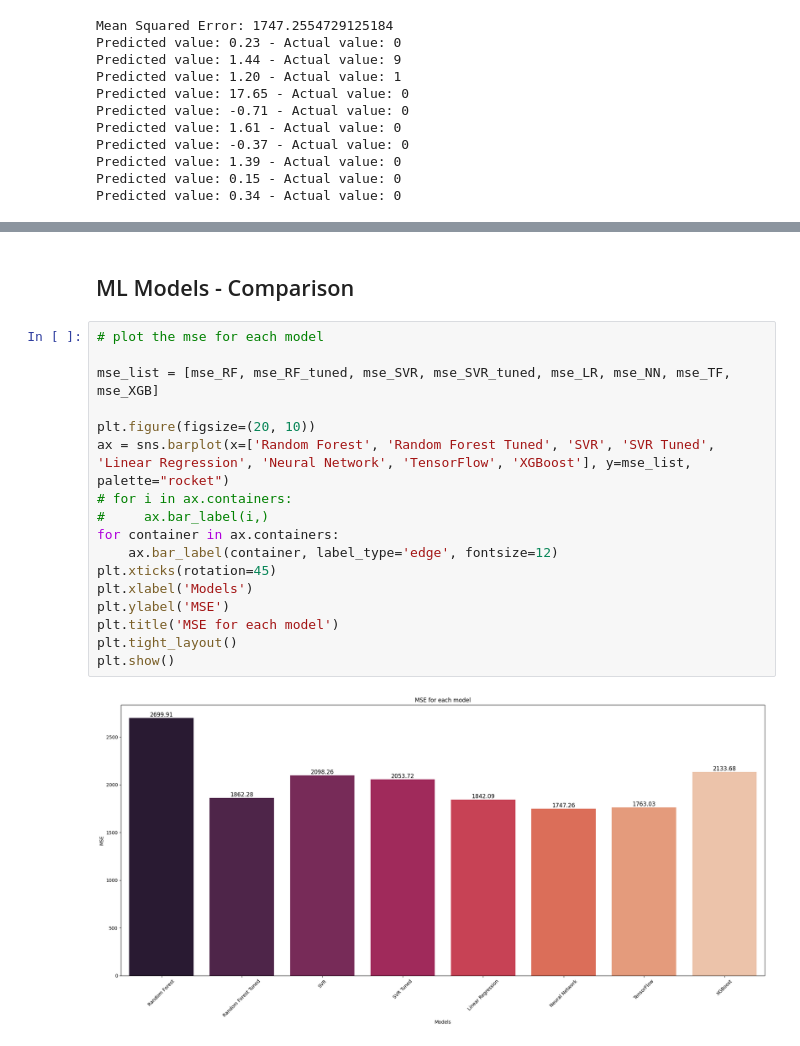
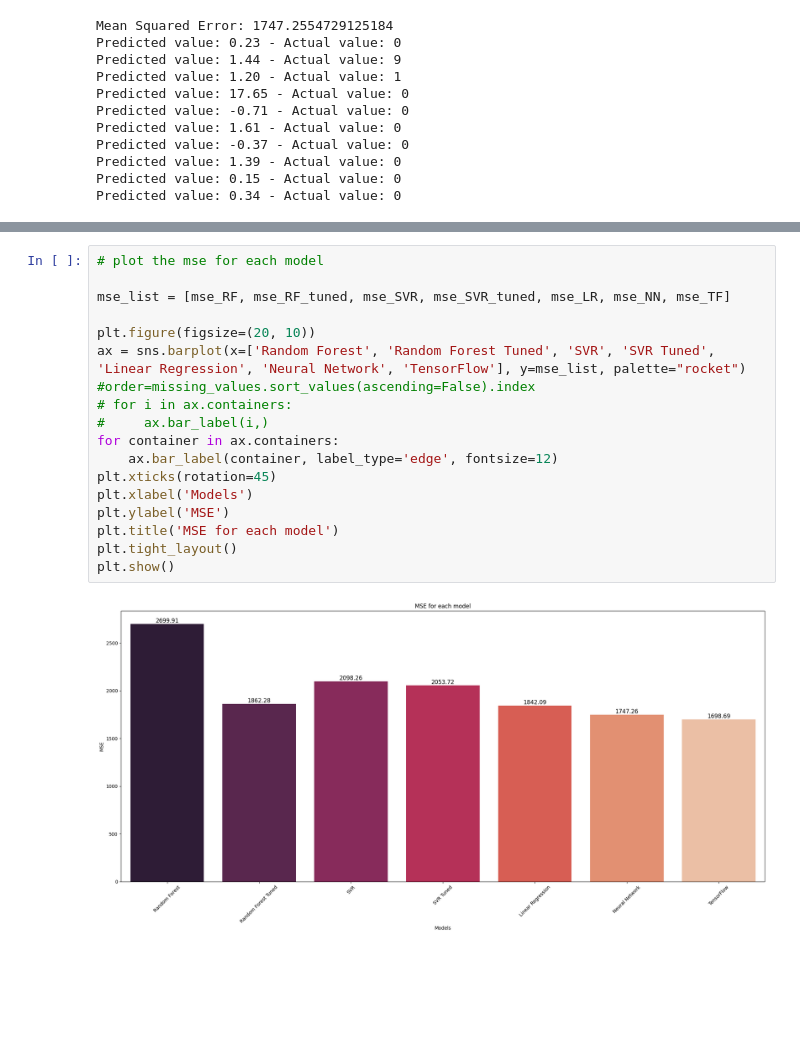
Before and after one commit to Mcrash01/Python-data-analysis, a Jupyter notebook: landslide_prediction.ipynb, the cells around one changed output, grey strips where cells are left out. Cells and saved outputs as stored; diff of their text form; blank space fills up the shorter version.

```diff
--- a/landslide_prediction.ipynb
+++ b/landslide_prediction.ipynb
@@ -587,21 +519,19 @@ Predicted value: 0.00 - Actual value: 0.0
-# %% [markdown]
-## ML Models - Comparison
 # %%
 # plot the mse for each model
 
-mse_list = [mse_RF, mse_RF_tuned, mse_SVR, mse_SVR_tuned, mse_LR, mse_NN, mse_TF, mse_XGB]
+mse_list = [mse_RF, mse_RF_tuned, mse_SVR, mse_SVR_tuned, mse_LR, mse_NN, mse_TF]
 
 plt.figure(figsize=(20, 10))
-ax = sns.barplot(x=['Random Forest', 'Random Forest Tuned', 'SVR', 'SVR Tuned', 'Linear Regression', 'Neural Network', 'TensorFlow', 'XGBoost'], y=mse_list, palette="rocket")
+ax = sns.barplot(x=['Random Forest', 'Random Forest Tuned', 'SVR', 'SVR Tuned', 'Linear Regression', 'Neural Network', 'TensorFlow'], y=mse_list, palette="rocket") #order=missing_values.sort_values(ascending=False).index
 # for i in ax.containers:
 #     ax.bar_label(i,)
 for container in ax.containers:
     ax.bar_label(container, label_type='edge', fontsize=12)
 plt.xticks(rotation=45)
 plt.xlabel('Models')
 plt.ylabel('MSE')
 plt.title('MSE for each model')
 plt.tight_layout()
 plt.show()
 # %% [output]
-[figure, old version]
+[figure, new version]
```
Also changed, not shown: parts of 29 cells of this notebook, 1 other file.
